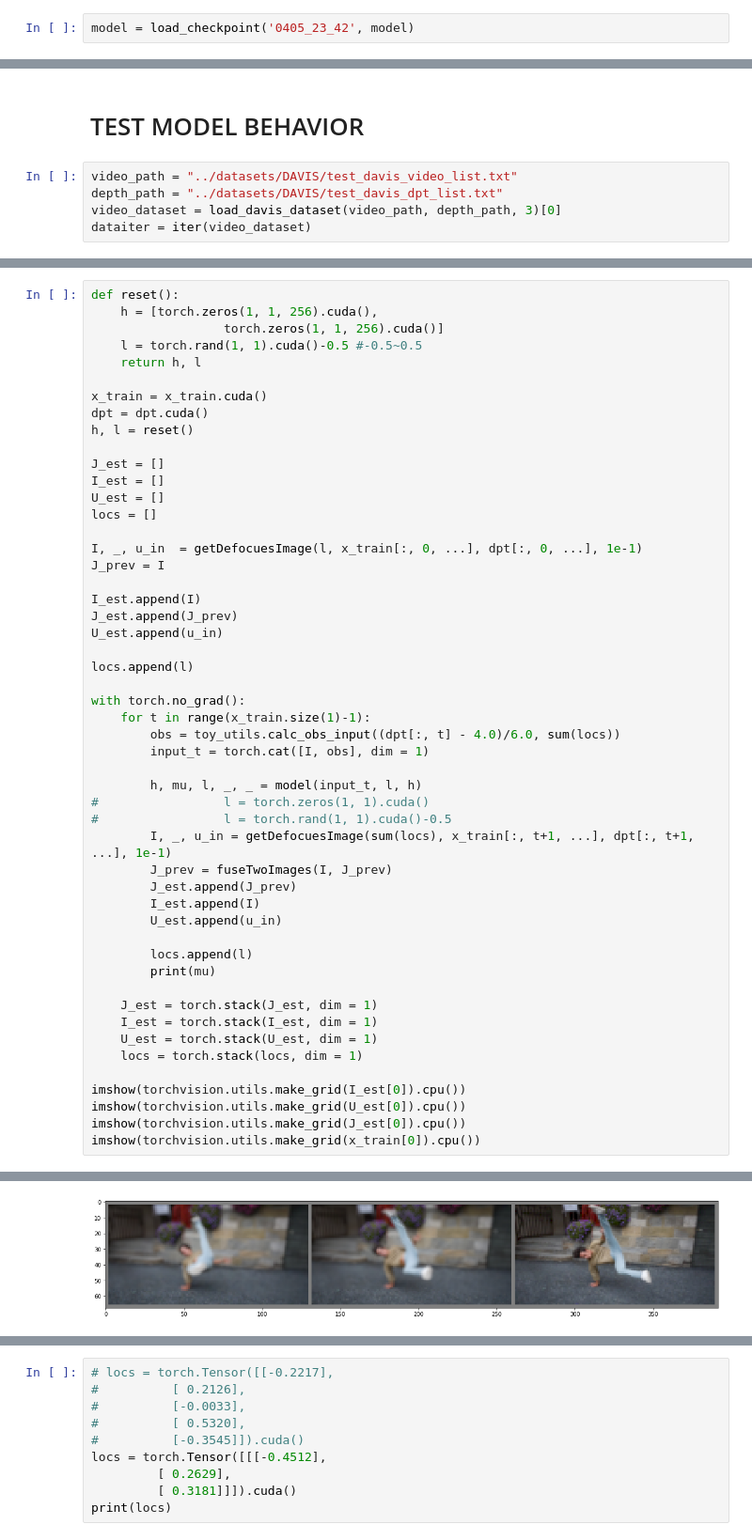
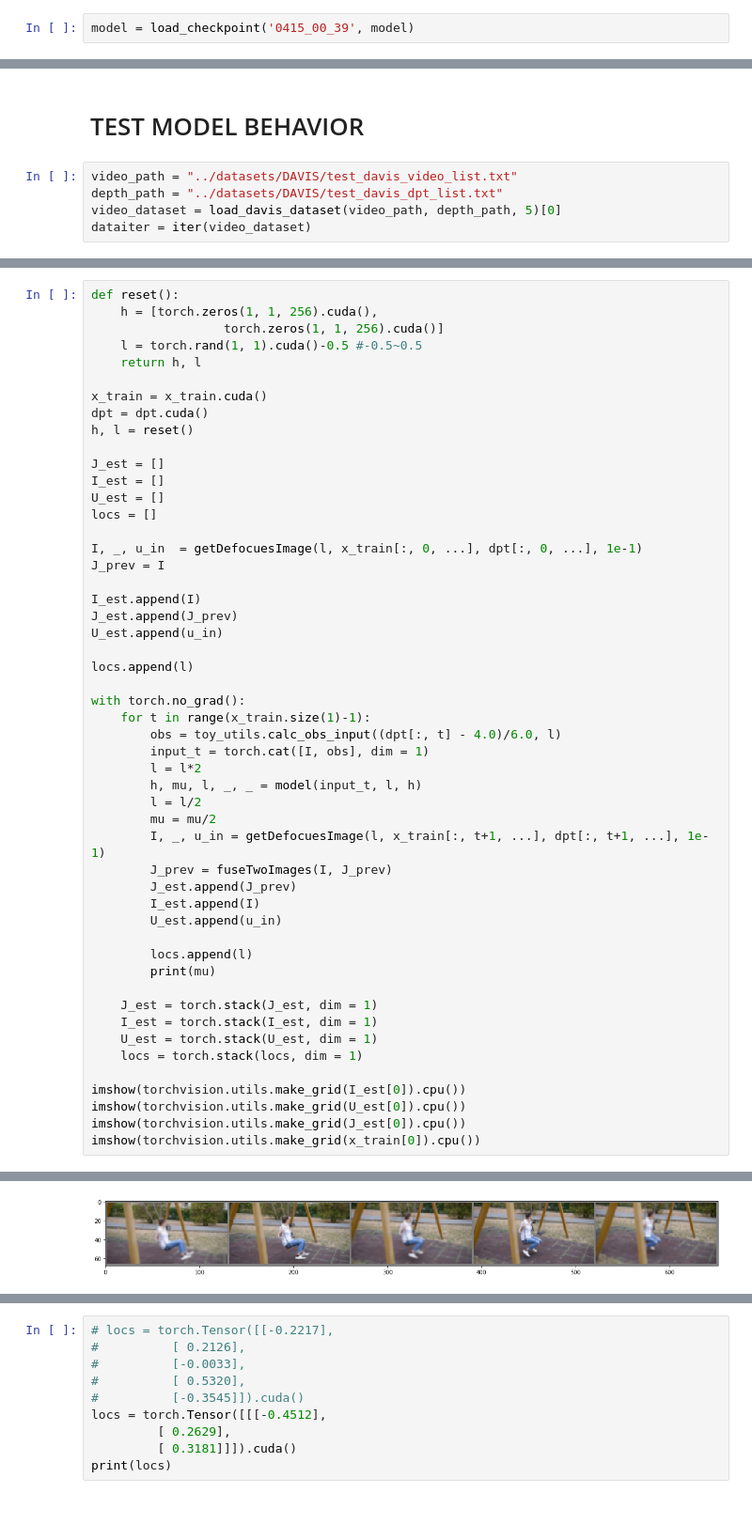
Before and after one commit to cianhwang/pyFusion, a Jupyter notebook: PolicyNet_test.ipynb, the cells around one changed output, grey strips where cells are left out. Shown at 94% size. Drawn from its saved outputs; the diff is of its cells as text; blank space fills up the shorter version.

```diff
--- a/PolicyNet_test.ipynb
+++ b/PolicyNet_test.ipynb
@@ -36,5 +36,5 @@ def load_checkpoint(ckpt_path, model):
 # %%
 model = focusLocNet(0.17, 4, 256, 1).to("cuda:0")
 # %%
-model = load_checkpoint('0405_23_42', model)
+model = load_checkpoint('0415_00_39', model)
 # %% [output]
@@ -47,7 +47,7 @@ model = model.eval()
 # %%
 video_path = "../datasets/DAVIS/test_davis_video_list.txt"
 depth_path = "../datasets/DAVIS/test_davis_dpt_list.txt"
-video_dataset = load_davis_dataset(video_path, depth_path, 3)[0]
+video_dataset = load_davis_dataset(video_path, depth_path, 5)[0]
 dataiter = iter(video_dataset)
 # %%
 x_train, dpt = dataiter.next()
@@ -87,13 +87,13 @@ locs.append(l)
 
 with torch.no_grad():
     for t in range(x_train.size(1)-1):
-        obs = toy_utils.calc_obs_input((dpt[:, t] - 4.0)/6.0, sum(locs))
+        obs = toy_utils.calc_obs_input((dpt[:, t] - 4.0)/6.0, l)
         input_t = torch.cat([I, obs], dim = 1)
-
+        l = l*2
         h, mu, l, _, _ = model(input_t, l, h)
-#                 l = torch.zeros(1, 1).cuda()
-#                 l = torch.rand(1, 1).cuda()-0.5
-        I, _, u_in = getDefocuesImage(sum(locs), x_train[:, t+1, ...], dpt[:, t+1, ...], 1e-1)
+        l = l/2
+        mu = mu/2
+        I, _, u_in = getDefocuesImage(l, x_train[:, t+1, ...], dpt[:, t+1, ...], 1e-1)
         J_prev = fuseTwoImages(I, J_prev)
         J_est.append(J_prev)
         I_est.append(I)
@@ -117 +119 @@ tensor([[0.1680]], device='cuda:0')
-[figure, old version]
+[figure, new version]
```
Also changed, not shown: parts of 3 cells of this notebook, 2 other files.
